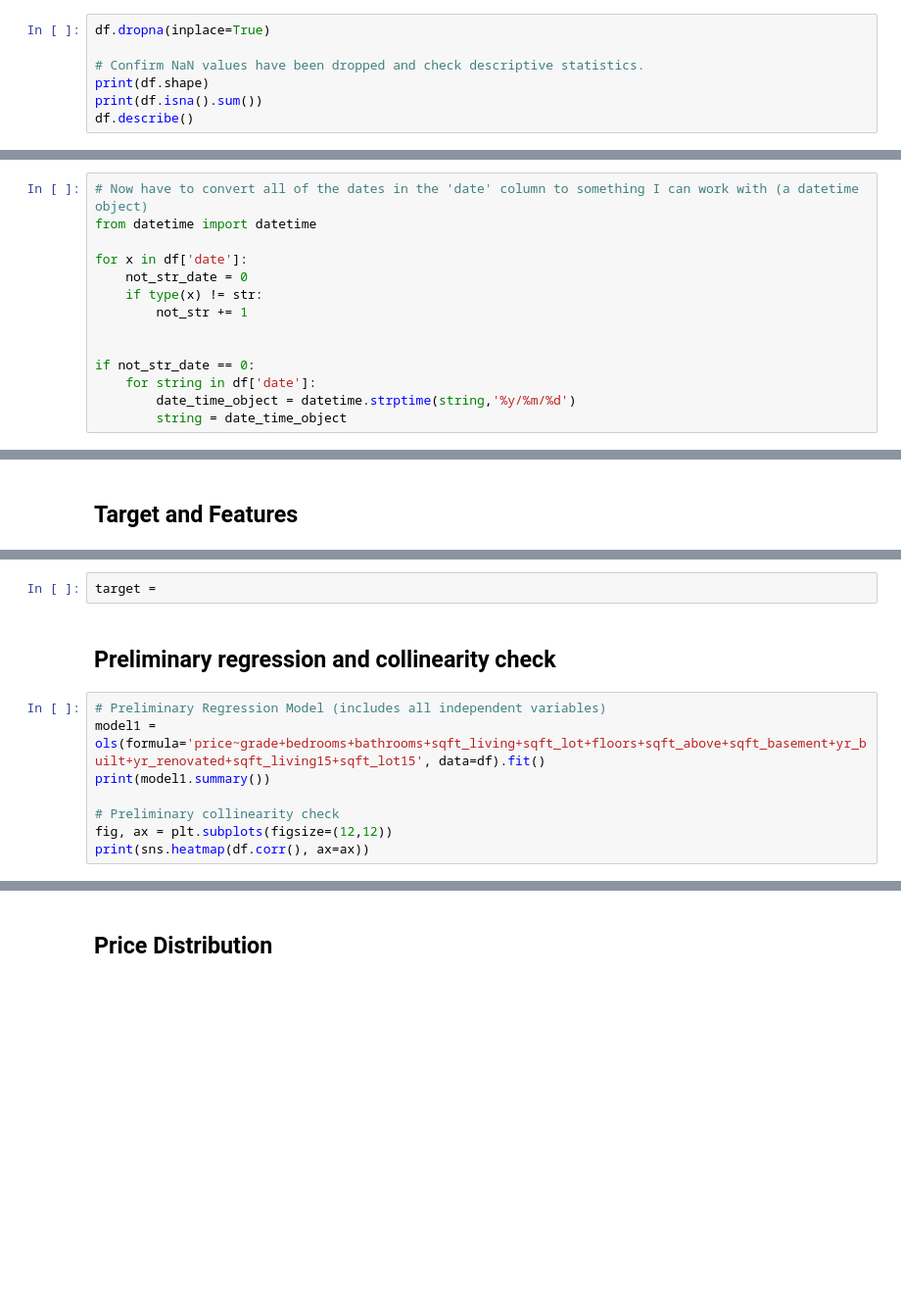
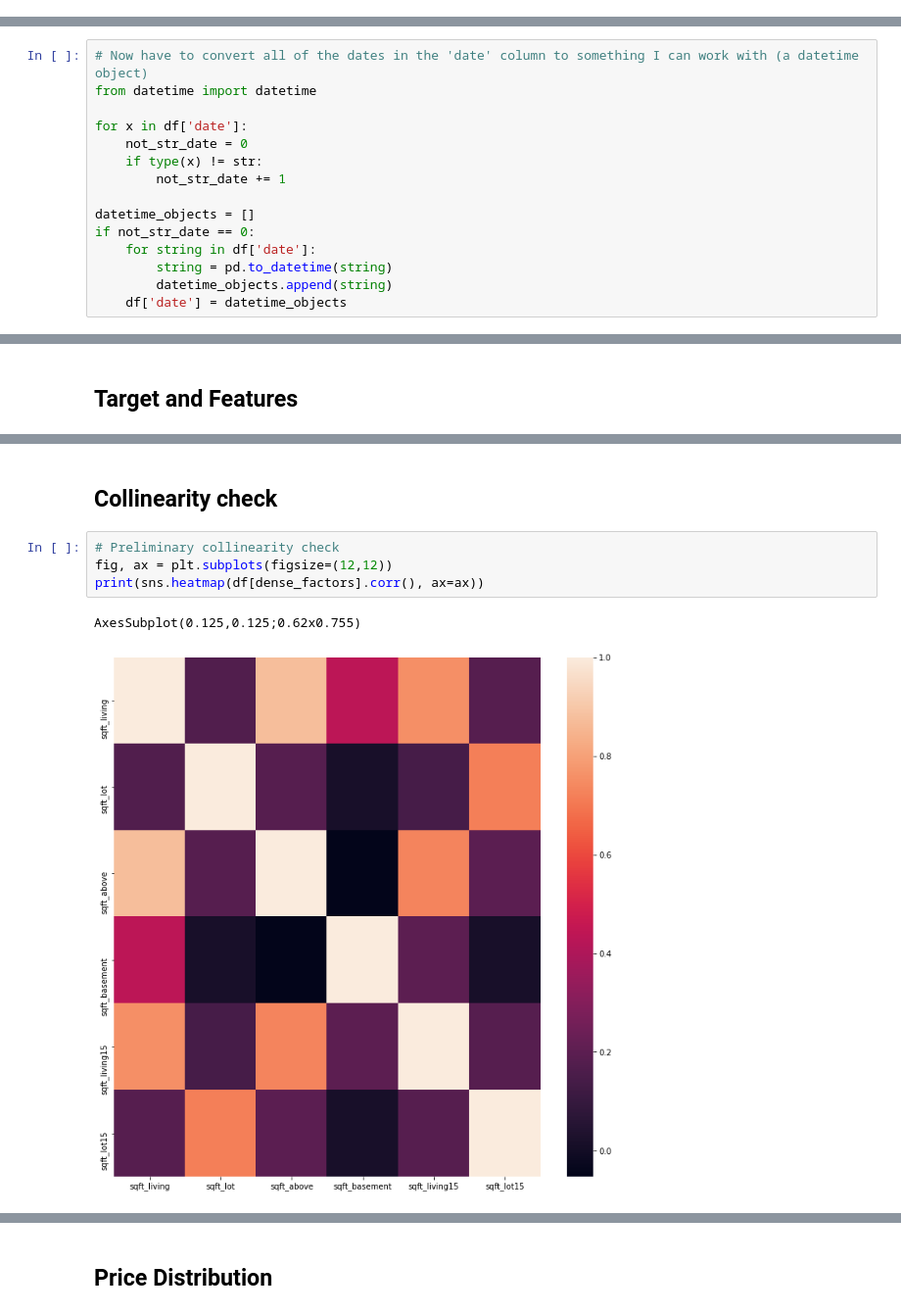
Before and after one commit to CamLadd/Housing_analysis_project, a Jupyter notebook: Data_cleaning.ipynb, the cells around one changed output, grey strips where cells are left out. Shown: that part at 98% size. Cells and saved outputs as stored; diff of their text form; blank space fills up the shorter version.

Commit message:
More data cleaning

```diff
--- a/Data_cleaning.ipynb
+++ b/Data_cleaning.ipynb
@@ -70,10 +72,3 @@ long                0
 sqft_living15       0
 sqft_lot15          0
 dtype: int64
-# %%
-df.dropna(inplace=True)
-
-# Confirm NaN values have been dropped and check descriptive statistics.
-print(df.shape)
-print(df.isna().sum())
-df.describe()
@@ -129,10 +116,11 @@ from datetime import datetime
 for x in df['date']:
     not_str_date = 0
     if type(x) != str:
-        not_str += 1
+        not_str_date += 1
 
-
+datetime_objects = []
 if not_str_date == 0:
     for string in df['date']:
-        date_time_object = datetime.strptime(string,'%y/%m/%d')
-        string = date_time_object
+        string = pd.to_datetime(string)
+        datetime_objects.append(string)
+    df['date'] = datetime_objects
@@ -150,12 +137,9 @@ sparse_factors =
-# %%
-target =
-# %% [markdown]
-## Preliminary regression and collinearity check
+# %% [markdown]
+## Collinearity check
 # %%
-# Preliminary Regression Model (includes all independent variables)
-model1 = ols(formula='price~grade+bedrooms+bathrooms+sqft_living+sqft_lot+floors+sqft_above+sqft_basement+yr_built+yr_renovated+sqft_living15+sqft_lot15', data=df).fit()
-print(model1.summary())
-
 # Preliminary collinearity check
 fig, ax = plt.subplots(figsize=(12,12))
-print(sns.heatmap(df.corr(), ax=ax))
+print(sns.heatmap(df[dense_factors].corr(), ax=ax))
+# %% [output]
+AxesSubplot(0.125,0.125;0.62x0.755)
+[figure, added]
```
Also changed, not shown: parts of 14 cells of this notebook.
